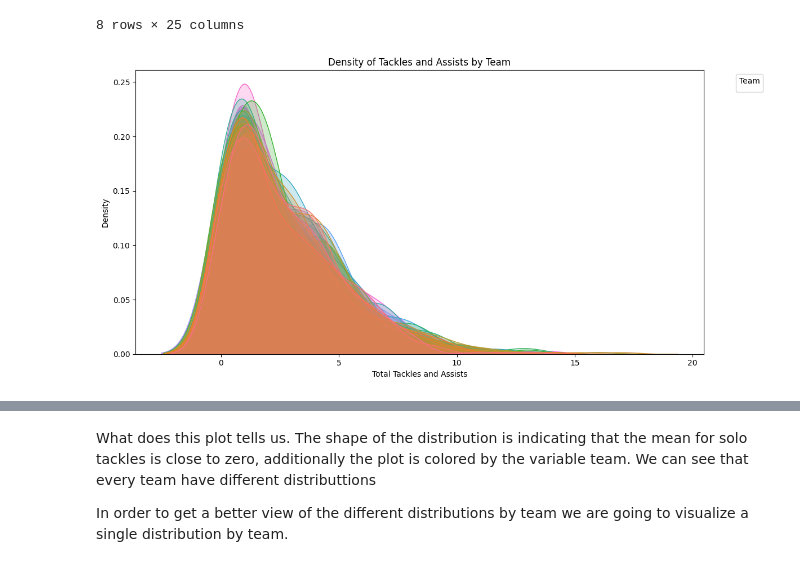
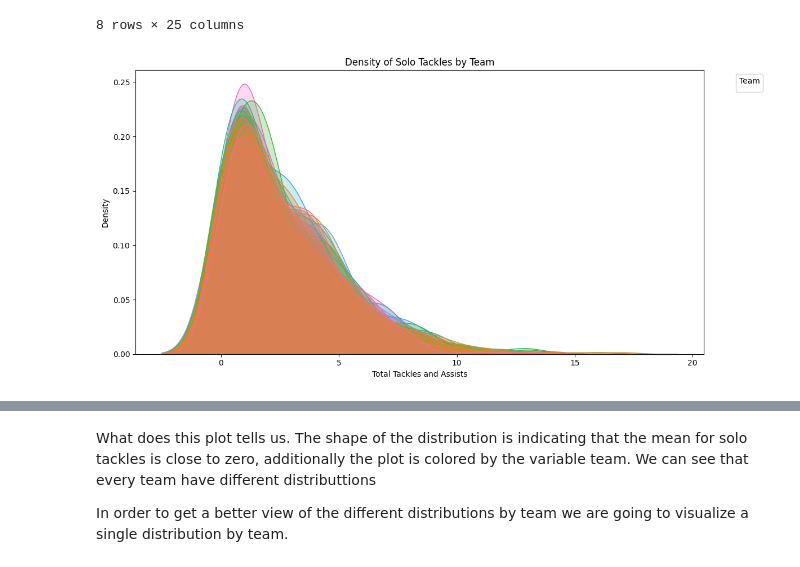
Before and after one commit to Ejaramillo1/nfl_ml_project, a Jupyter notebook: notebook/data/EDA_NFL.ipynb, the cells around one changed output, grey strips where cells are left out. Saved outputs shown, nothing was run; the diff lists cells and outputs as text; code cells hidden in the pictures.

```diff
--- a/notebook/data/EDA_NFL.ipynb
+++ b/notebook/data/EDA_NFL.ipynb
@@ -119,13 +120,11 @@ wdf_off_2024 = weekly_df_offense[
          'season_type', 'week', 'solo_tackle',
          'assist_tackle', 'tackle_with_assist',
          'sack', 'qb_hit', 'safety', 'interception',
-         'def_touchdown', 'defensive_two_point_attempt',
-         'fumble_forced', 'defensive_two_point_conv',
-         'defensive_extra_point_attempt', 'defensive_extra_point_conv',
+         'def_touchdown',  'fumble_forced',
          'defense_snaps', 'defense_pct', 'team_defense_snaps',
          'delta_def_touchdown', 'age', 'seasons_played',
          'games_played_season', 'games_played_career']]  # Using .copy() to avoid SettingWithCopyWarning
-print(f"Number of rows in 2024 season: {wdf_off_2024}")
+print(f"Number of rows in 2024 season: {wdf_off_2024.head()}")
 # %% [output]
 Number of rows in 2024 season:         season   player_id position      player_name team  draft_year  season  \
 110410    2024  00-0026158       QB       Joe Flacco  JAX      2008.0    2024
@@ -190,19 +189,19 @@ wdf_off_2024.describe()
 # %%
 plt.figure(figsize=(12, 6))
 
 sns.kdeplot(
     data=wdf_off_2024,
     x='solo_tackle',
     hue='team',
     common_norm=False,
     fill=True
 )
 
-plt.title('Density of Tackles and Assists by Team')
+plt.title('Density of Solo Tackles by Team')
 plt.xlabel('Total Tackles and Assists')
 plt.ylabel('Density')
 plt.legend(title='Team', bbox_to_anchor=(1.05, 1), loc='upper left')
 plt.tight_layout()
 plt.show()
 # %% [output]
-[figure, old version]
+[figure, new version]
```
Also changed, not shown: parts of 12 cells of this notebook.
